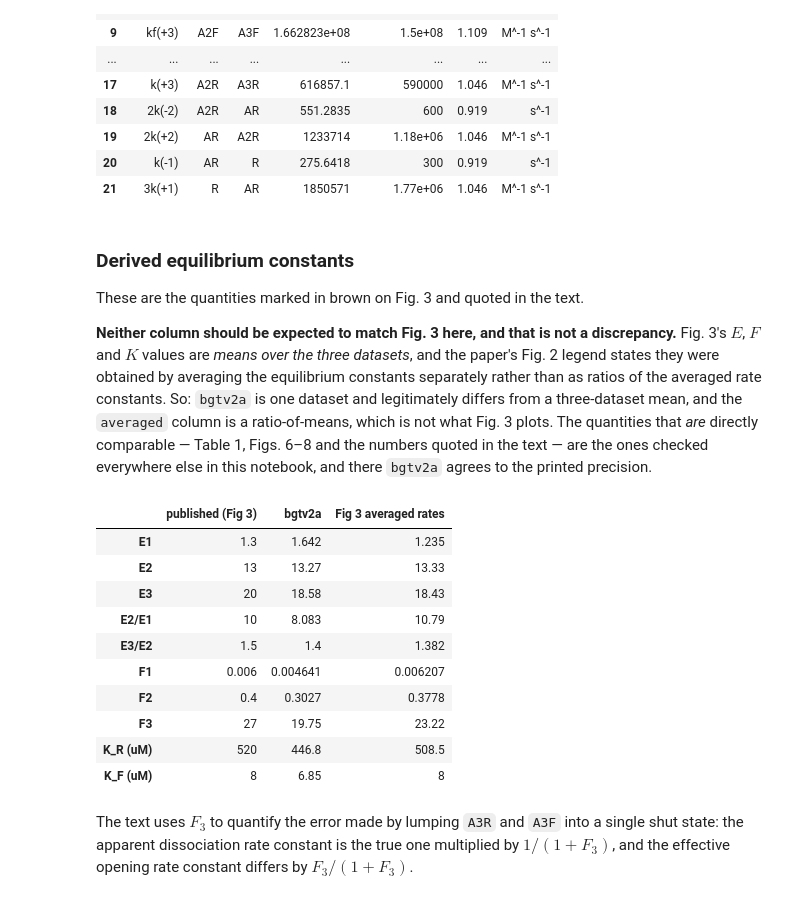
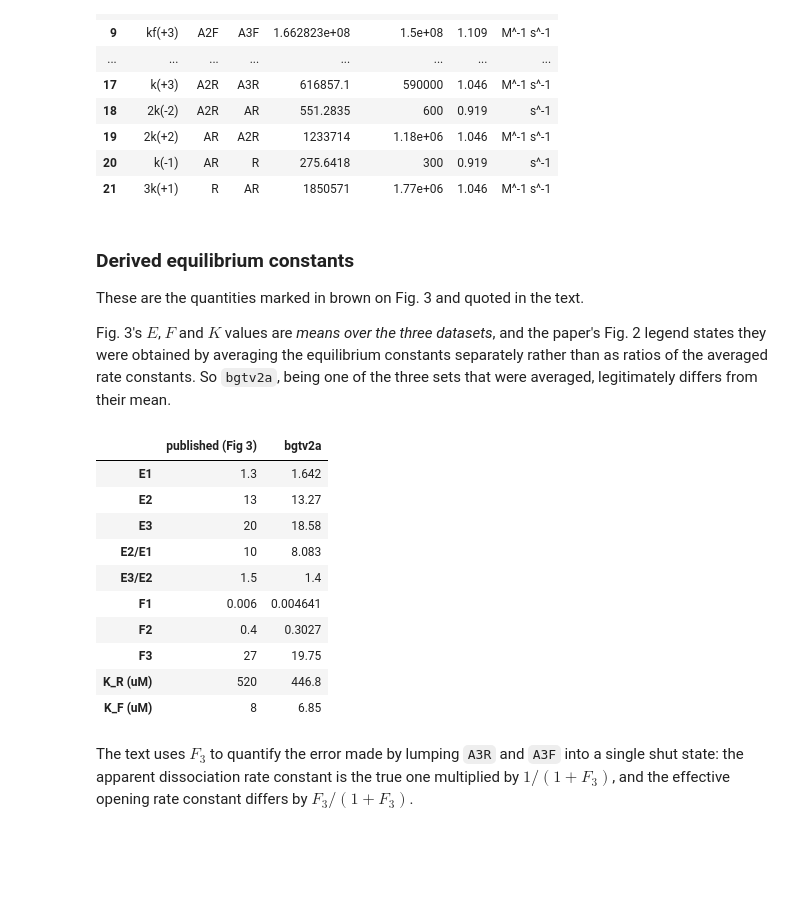
Before and after one commit to DCPROGS/ColquhounLape2012-reproduction, a Jupyter notebook: ColquhounLape2012_reproduction.ipynb, the cells around one changed output. Cells and saved outputs as stored; diff of their text form; code cells hidden in the pictures; blank space fills up the shorter version.

```diff
--- a/ColquhounLape2012_reproduction.ipynb
+++ b/ColquhounLape2012_reproduction.ipynb
@@ -432,48 +431,43 @@ rates.style.format({'bgtv2A': '{:.7g}', 'Fig 3 averaged': '{:.6g}', 'ratio': '{:
 
 These are the quantities marked in brown on Fig. 3 and quoted in the text.
 
-**Neither column should be expected to match Fig. 3 here, and that is not a
-discrepancy.** Fig. 3's $E$, $F$ and $K$ values are *means over the three
+Fig. 3's $E$, $F$ and $K$ values are *means over the three
 datasets*, and the paper's Fig. 2 legend states they were obtained by averaging
 the equilibrium constants separately rather than as ratios of the averaged rate
-constants. So: `bgtv2a` is one dataset and legitimately differs from a
-three-dataset mean, and the `averaged` column is a ratio-of-means, which is not
-what Fig. 3 plots. The quantities that *are* directly comparable — Table 1,
-Figs. 6–8 and the numbers quoted in the text — are the ones checked everywhere
-else in this notebook, and there `bgtv2a` agrees to the printed precision.
+constants. So `bgtv2a`, being one of the three sets that were averaged,
+legitimately differs from their mean.
 # %%
 def eq_constants(m):
     e = m.rate_by_edge()
     q = lambda a, b: e[(a, b)].unit_rate()
     E1, E2, E3 = q('AF','AF*')/q('AF*','AF'), q('A2F','A2F*')/q('A2F*','A2F'), q('A3F','A3F*')/q('A3F*','A3F')
     F1, F2, F3 = q('AR','AF')/q('AF','AR'), q('A2R','A2F')/q('A2F','A2R'), q('A3R','A3F')/q('A3F','A3R')
     KR = q('AR','R') / (q('R','AR')/3)
     KF = (q('A3F','A2F')/3) / q('A2F','A3F')
     return {'E1': E1, 'E2': E2, 'E3': E3, 'E2/E1': E2/E1, 'E3/E2': E3/E2,
             'F1': F1, 'F2': F2, 'F3': F3, 'K_R (uM)': KR*1e6, 'K_F (uM)': KF*1e6}
 
 eq = pd.DataFrame({
     'published (Fig 3)': {'E1': 1.3, 'E2': 13, 'E3': 20, 'E2/E1': 10, 'E3/E2': 1.5,
                           'F1': 0.006, 'F2': 0.4, 'F3': 27, 'K_R (uM)': 520, 'K_F (uM)': 8},
     'bgtv2a': eq_constants(BG),
-    'Fig 3 averaged rates': eq_constants(AV),
 })
 E1, E2, E3 = (eq_constants(BG)[k] for k in ('E1', 'E2', 'E3'))
 F1, F2, F3 = (eq_constants(BG)[k] for k in ('F1', 'F2', 'F3'))
 KR, KF = eq_constants(BG)['K_R (uM)']/1e6, eq_constants(BG)['K_F (uM)']/1e6
 eq.style.format('{:.4g}')
 # %% [output]
-|  | published (Fig 3) | bgtv2a | Fig 3 averaged rates |
-| E1 | 1.3 | 1.642 | 1.235 |
-| E2 | 13 | 13.27 | 13.33 |
-| E3 | 20 | 18.58 | 18.43 |
-| E2/E1 | 10 | 8.083 | 10.79 |
-| E3/E2 | 1.5 | 1.4 | 1.382 |
-| F1 | 0.006 | 0.004641 | 0.006207 |
-| F2 | 0.4 | 0.3027 | 0.3778 |
-| F3 | 27 | 19.75 | 23.22 |
-| K_R (uM) | 520 | 446.8 | 508.5 |
-| K_F (uM) | 8 | 6.85 | 8 |
+|  | published (Fig 3) | bgtv2a |
+| E1 | 1.3 | 1.642 |
+| E2 | 13 | 13.27 |
+| E3 | 20 | 18.58 |
+| E2/E1 | 10 | 8.083 |
+| E3/E2 | 1.5 | 1.4 |
+| F1 | 0.006 | 0.004641 |
+| F2 | 0.4 | 0.3027 |
+| F3 | 27 | 19.75 |
+| K_R (uM) | 520 | 446.8 |
+| K_F (uM) | 8 | 6.85 |
 # %% [markdown]
 The text uses $F_3$ to quantify the error made by lumping `A3R` and `A3F` into a
 single shut state: the apparent dissociation rate constant is the true one
```
Also changed, not shown: parts of 12 cells of this notebook, 1 other file.
